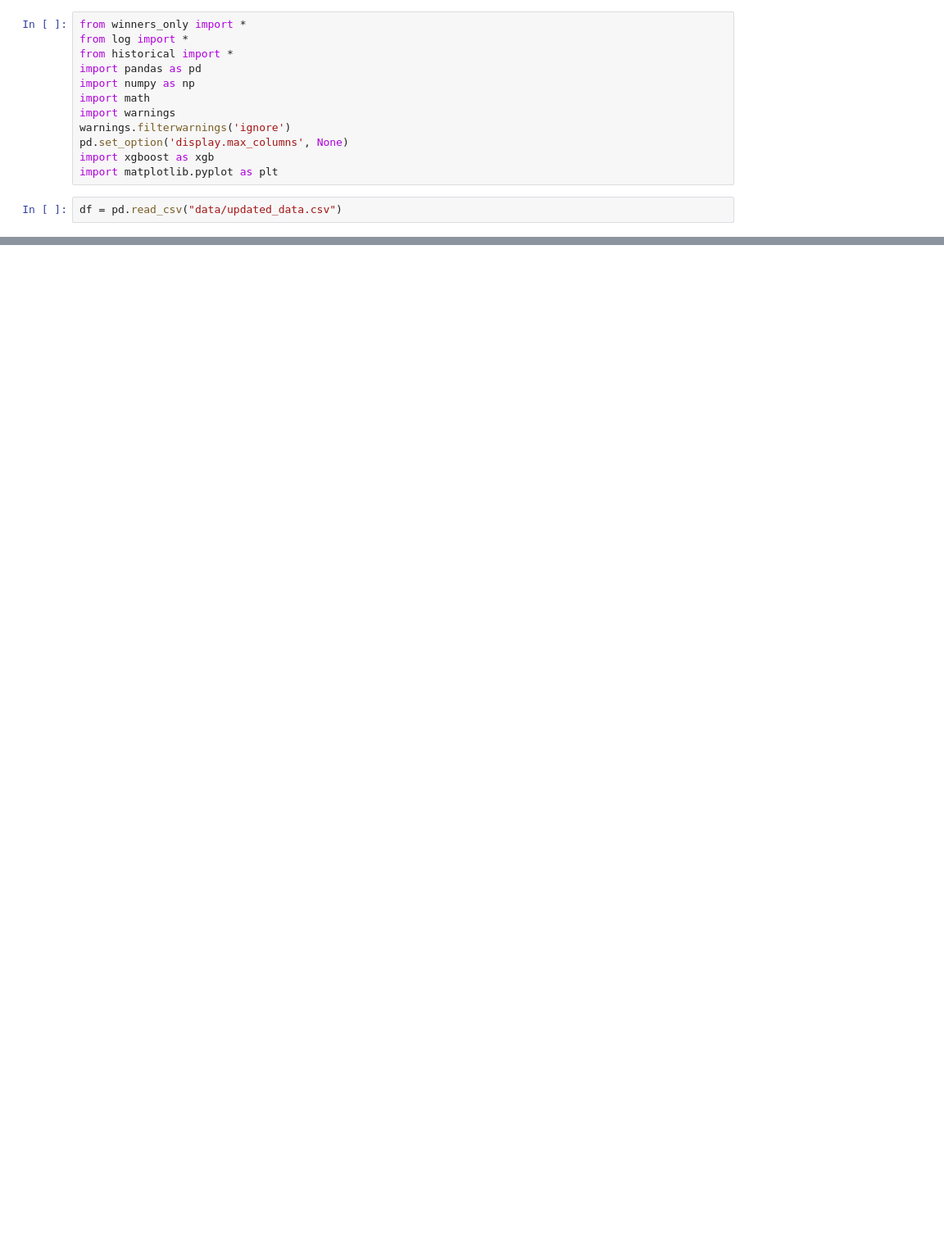
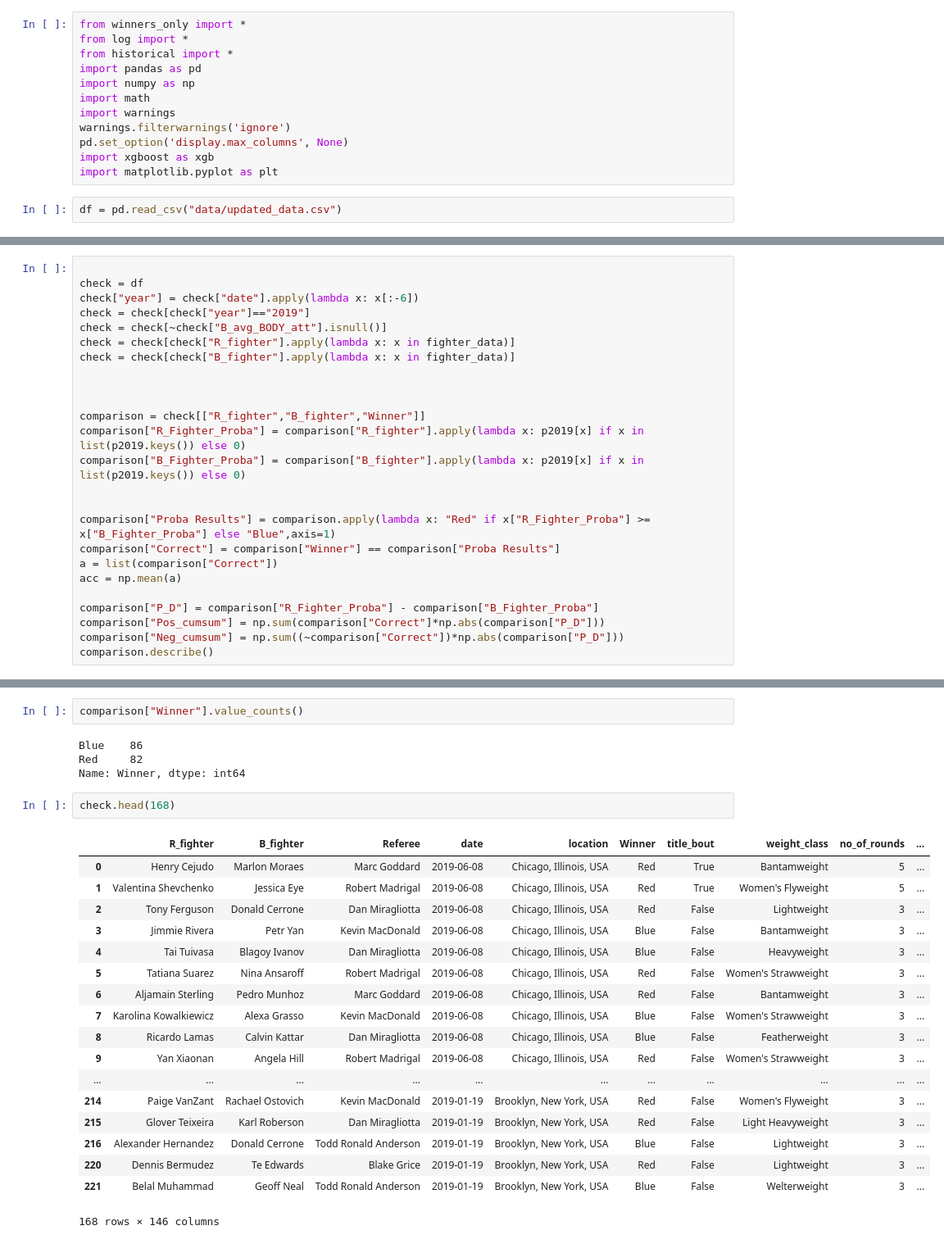
Before and after one commit to mdhwang/UFC-Fight-Victor-Predictor, a Jupyter notebook: UFC 2019 Predict.ipynb, the cells around one changed output, grey strips where cells are left out. Shown: that part at 82% size. Cells and saved outputs as stored; diff of their text form; blank space fills up the shorter version.

```diff
--- a/UFC 2019 Predict.ipynb
+++ b/UFC 2019 Predict.ipynb
@@ -36,0 +60,25 @@ XGBClassifier(base_score=0.5, booster='gbtree', colsample_bylevel=1,
+# %%
+
+check = df
+check["year"] = check["date"].apply(lambda x: x[:-6])
+check = check[check["year"]=="2019"]
+check = check[~check["B_avg_BODY_att"].isnull()]
+check = check[check["R_fighter"].apply(lambda x: x in fighter_data)]
+check = check[check["B_fighter"].apply(lambda x: x in fighter_data)]
+
+
+
+comparison = check[["R_fighter","B_fighter","Winner"]]
+comparison["R_Fighter_Proba"] = comparison["R_fighter"].apply(lambda x: p2019[x] if x in list(p2019.keys()) else 0)
+comparison["B_Fighter_Proba"] = comparison["B_fighter"].apply(lambda x: p2019[x] if x in list(p2019.keys()) else 0)
+
+
+comparison["Proba Results"] = comparison.apply(lambda x: "Red" if x["R_Fighter_Proba"] >= x["B_Fighter_Proba"] else "Blue",axis=1)
+comparison["Correct"] = comparison["Winner"] == comparison["Proba Results"]
+a = list(comparison["Correct"])
+acc = np.mean(a)
+
+comparison["P_D"] = comparison["R_Fighter_Proba"] - comparison["B_Fighter_Proba"]
+comparison["Pos_cumsum"] = np.sum(comparison["Correct"]*np.abs(comparison["P_D"]))
+comparison["Neg_cumsum"] = np.sum((~comparison["Correct"])*np.abs(comparison["P_D"]))
+comparison.describe()
@@ -36,0 +120,27 @@ XGBClassifier(base_score=0.5, booster='gbtree', colsample_bylevel=1,
+# %%
+comparison["Winner"].value_counts()
+# %% [output]
+Blue    86
+Red     82
+Name: Winner, dtype: int64
+# %%
+check.head(168)
+# %% [output]
+|  | R_fighter | B_fighter | Referee | date | location | Winner | title_bout | weight_class | no_of_rounds | ... |
+| 0 | Henry Cejudo | Marlon Moraes | Marc Goddard | 2019-06-08 | Chicago, Illinois, USA | Red | True | Bantamweight | 5 | ... |
+| 1 | Valentina Shevchenko | Jessica Eye | Robert Madrigal | 2019-06-08 | Chicago, Illinois, USA | Red | True | Women's Flyweight | 5 | ... |
+| 2 | Tony Ferguson | Donald Cerrone | Dan Miragliotta | 2019-06-08 | Chicago, Illinois, USA | Red | False | Lightweight | 3 | ... |
+| 3 | Jimmie Rivera | Petr Yan | Kevin MacDonald | 2019-06-08 | Chicago, Illinois, USA | Blue | False | Bantamweight | 3 | ... |
+| 4 | Tai Tuivasa | Blagoy Ivanov | Dan Miragliotta | 2019-06-08 | Chicago, Illinois, USA | Blue | False | Heavyweight | 3 | ... |
+| 5 | Tatiana Suarez | Nina Ansaroff | Robert Madrigal | 2019-06-08 | Chicago, Illinois, USA | Red | False | Women's Strawweight | 3 | ... |
+| 6 | Aljamain Sterling | Pedro Munhoz | Marc Goddard | 2019-06-08 | Chicago, Illinois, USA | Red | False | Bantamweight | 3 | ... |
+| 7 | Karolina Kowalkiewicz | Alexa Grasso | Kevin MacDonald | 2019-06-08 | Chicago, Illinois, USA | Blue | False | Women's Strawweight | 3 | ... |
+| 8 | Ricardo Lamas | Calvin Kattar | Dan Miragliotta | 2019-06-08 | Chicago, Illinois, USA | Blue | False | Featherweight | 3 | ... |
+| 9 | Yan Xiaonan | Angela Hill | Robert Madrigal | 2019-06-08 | Chicago, Illinois, USA | Red | False | Women's Strawweight | 3 | ... |
+| ... | ... | ... | ... | ... | ... | ... | ... | ... | ... | ... |
+| 214 | Paige VanZant | Rachael Ostovich | Kevin MacDonald | 2019-01-19 | Brooklyn, New York, USA | Red | False | Women's Flyweight | 3 | ... |
+| 215 | Glover Teixeira | Karl Roberson | Dan Miragliotta | 2019-01-19 | Brooklyn, New York, USA | Red | False | Light Heavyweight | 3 | ... |
+| 216 | Alexander Hernandez | Donald Cerrone | Todd Ronald Anderson | 2019-01-19 | Brooklyn, New York, USA | Blue | False | Lightweight | 3 | ... |
+| 220 | Dennis Bermudez | Te Edwards | Blake Grice | 2019-01-19 | Brooklyn, New York, USA | Red | False | Lightweight | 3 | ... |
+| 221 | Belal Muhammad | Geoff Neal | Todd Ronald Anderson | 2019-01-19 | Brooklyn, New York, USA | Blue | False | Welterweight | 3 | ... |
+168 rows × 146 columns
```
Also changed, not shown: parts of 13 cells of this notebook, 1 other file.
